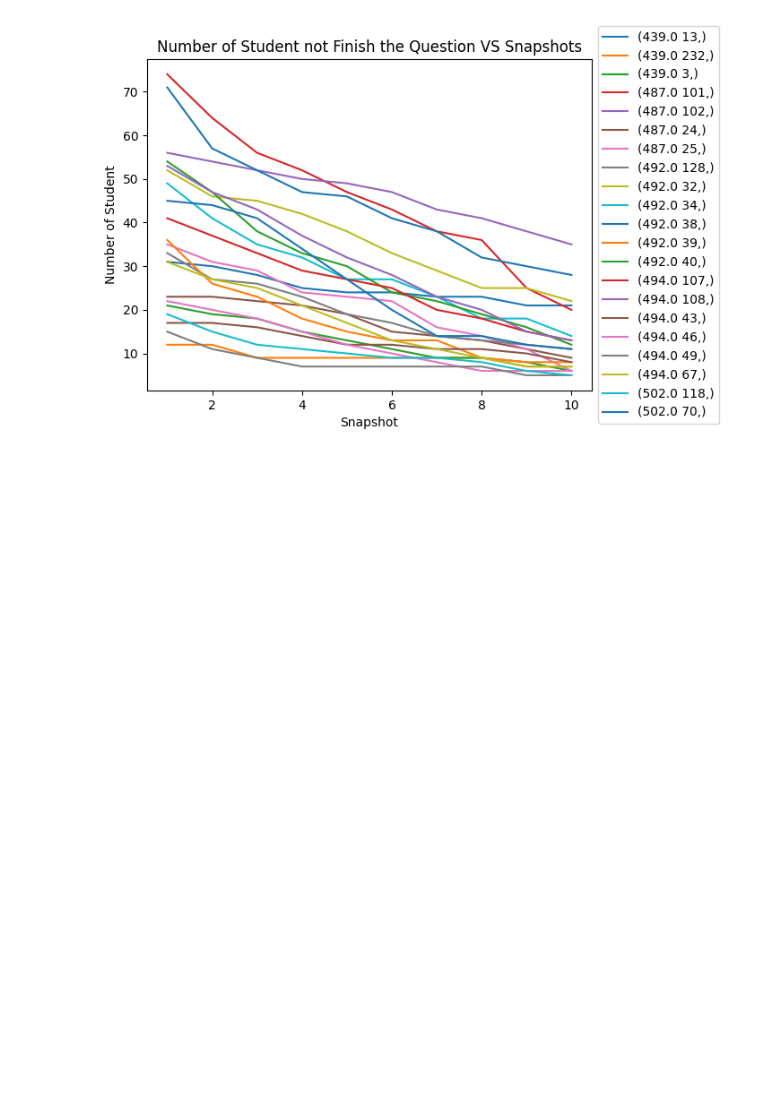
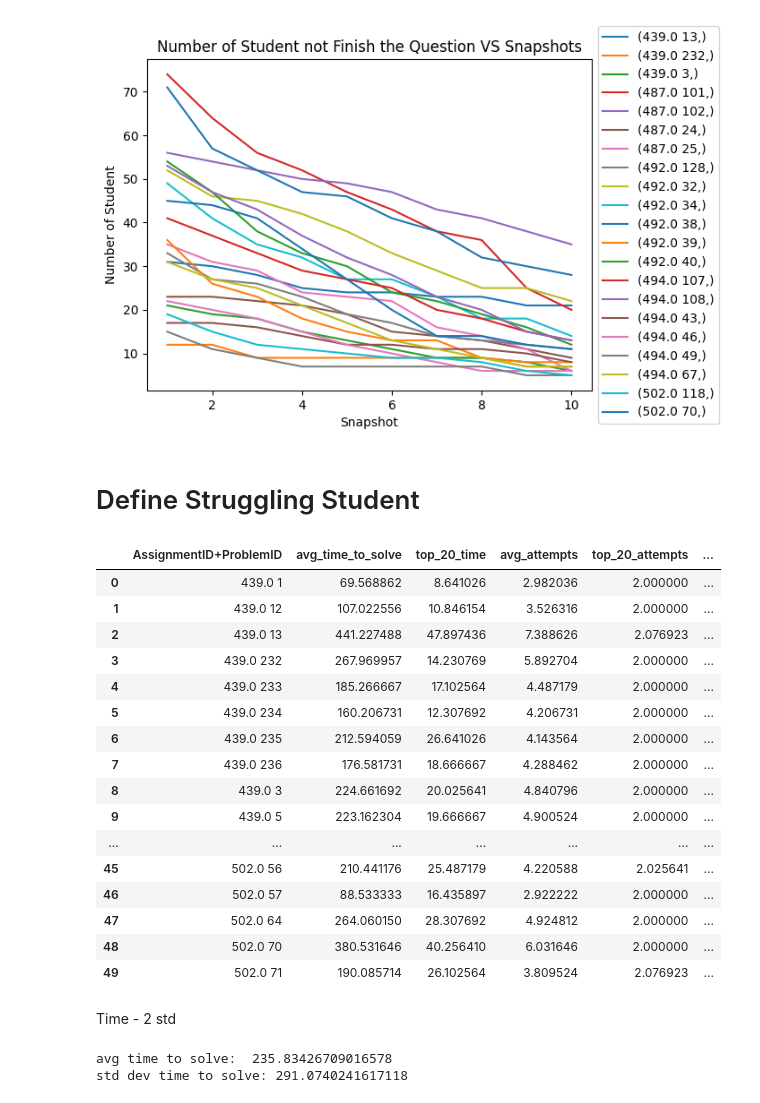
Before and after one commit to nogaschw/Detecting-Struggling-Student-Programmers-using-Proficiency-Taxonomies, a Jupyter notebook: stat_codeworkout.ipynb, the cells around one changed output. Cells and saved outputs as stored; diff of their text form; code cells hidden in the pictures; blank space fills up the shorter version.

```diff
--- a/stat_codeworkout.ipynb
+++ b/stat_codeworkout.ipynb
@@ -269,6 +269,16 @@ Time between snapshots for 14442 is [35, 124, 84, 17, 136, 159, 28110, 10, 38] (
 # %%
 cwd = os.getcwd()
 code = pd.read_csv(os.path.join(cwd, '../LinkTables/CodeStates.csv'))
+# %%
+df_with_snapshots_include_1_attampt = df
+snapshots = []
+for i in df['CodeStateID']:
+    snapshots_student = []
+    for j in i:
+        snapshots_student.append(code[code['CodeStateID'] == j]['Code'].values[0])
+    snapshots.append(snapshots_student)
+
+df_with_snapshots_include_1_attampt['Snapshots'] = snapshots
 # %%
 df_with_snapshots = df_without_one_snapshot
 snapshots = []
@@ -556,3 +566,71 @@ for key, grp in df_filter_snapshots_vs_score_10.groupby(['AssignmentID+ProblemID
     ax.legend(loc='center left', bbox_to_anchor=(1, 0.5))
 # %% [output]
 [figure]
+# %% [markdown]
+# Define Struggling Student
+# %%
+# measure avg without student who take a break (more than 10 minutes between snapshots)
+df_without_break = df_with_snapshots[df_with_snapshots['time_between_snapshots'].apply(lambda x: max(x) < 600)]
+df_without_break_grouped = df_without_break.groupby(['AssignmentID+ProblemID'])
+top_20 = int(time_stat['number_of_students'].mean() // 5)
+
+# Calculate average time to solve for each group
+avg_time_to_solve = df_without_break_grouped['time_to_solve'].mean()
+
+# Calculate the top 20 time to solve for each group
+top_20_time = df_without_break_grouped['time_to_solve'].apply(lambda x: pd.Series(sorted(x)[:top_20]).mean())
+
+# Calculate average attempts for each group
+avg_attempts = df_without_break_grouped['num_snapshots'].mean()
+
+# Calculate the top 20 attempts for each group
+top_20_attempts = df_without_break_grouped['num_snapshots'].apply(lambda x: pd.Series(sorted(x)[:top_20]).mean())
+
+variance_time_to_solve = df_without_break_grouped['time_to_solve'].var()
+
+std_dev_time_to_solve = df_without_break_grouped['time_to_solve'].std()
+
+variance_num_snapshots = df_without_break_grouped['num_snapshots'].var()
+
+std_dev_num_snapshots = df_without_break_grouped['num_snapshots'].std()
+
+
+# Combine the results into a DataFrame
+result_df = pd.DataFrame({
+    'avg_time_to_solve': avg_time_to_solve,
+    'top_20_time': top_20_time,
+    'avg_attempts': avg_attempts,
+    'top_20_attempts': top_20_attempts,
+    'variance_time_to_solve': variance_time_to_solve,
+    'std_dev_time_to_solve': std_dev_time_to_solve,
+    'variance_num_snapshots': variance_num_snapshots,
+    'std_dev_num_snapshots': std_dev_num_snapshots
+}).reset_index()
+
+result_df
+# %% [output]
+|  | AssignmentID+ProblemID | avg_time_to_solve | top_20_time | avg_attempts | top_20_attempts | ... |
+| 0 | 439.0 1 | 69.568862 | 8.641026 | 2.982036 | 2.000000 | ... |
+| 1 | 439.0 12 | 107.022556 | 10.846154 | 3.526316 | 2.000000 | ... |
+| 2 | 439.0 13 | 441.227488 | 47.897436 | 7.388626 | 2.076923 | ... |
+| 3 | 439.0 232 | 267.969957 | 14.230769 | 5.892704 | 2.000000 | ... |
+| 4 | 439.0 233 | 185.266667 | 17.102564 | 4.487179 | 2.000000 | ... |
+| 5 | 439.0 234 | 160.206731 | 12.307692 | 4.206731 | 2.000000 | ... |
+| 6 | 439.0 235 | 212.594059 | 26.641026 | 4.143564 | 2.000000 | ... |
+| 7 | 439.0 236 | 176.581731 | 18.666667 | 4.288462 | 2.000000 | ... |
+| 8 | 439.0 3 | 224.661692 | 20.025641 | 4.840796 | 2.000000 | ... |
+| 9 | 439.0 5 | 223.162304 | 19.666667 | 4.900524 | 2.000000 | ... |
+| ... | ... | ... | ... | ... | ... | ... |
+| 45 | 502.0 56 | 210.441176 | 25.487179 | 4.220588 | 2.025641 | ... |
+| 46 | 502.0 57 | 88.533333 | 16.435897 | 2.922222 | 2.000000 | ... |
+| 47 | 502.0 64 | 264.060150 | 28.307692 | 4.924812 | 2.000000 | ... |
+| 48 | 502.0 70 | 380.531646 | 40.256410 | 6.031646 | 2.000000 | ... |
+| 49 | 502.0 71 | 190.085714 | 26.102564 | 3.809524 | 2.076923 | ... |
+# %% [markdown]
+Time - 2 std
+# %%
+print("avg time to solve: ", result_df['avg_time_to_solve'].mean())
+print("std dev time to solve:",result_df['std_dev_time_to_solve'].mean())
+# %% [output]
+avg time to solve:  235.83426709016578
+std dev time to solve: 291.0740241617118
```
Also changed, not shown: parts of 25 cells of this notebook, 6 other files.
